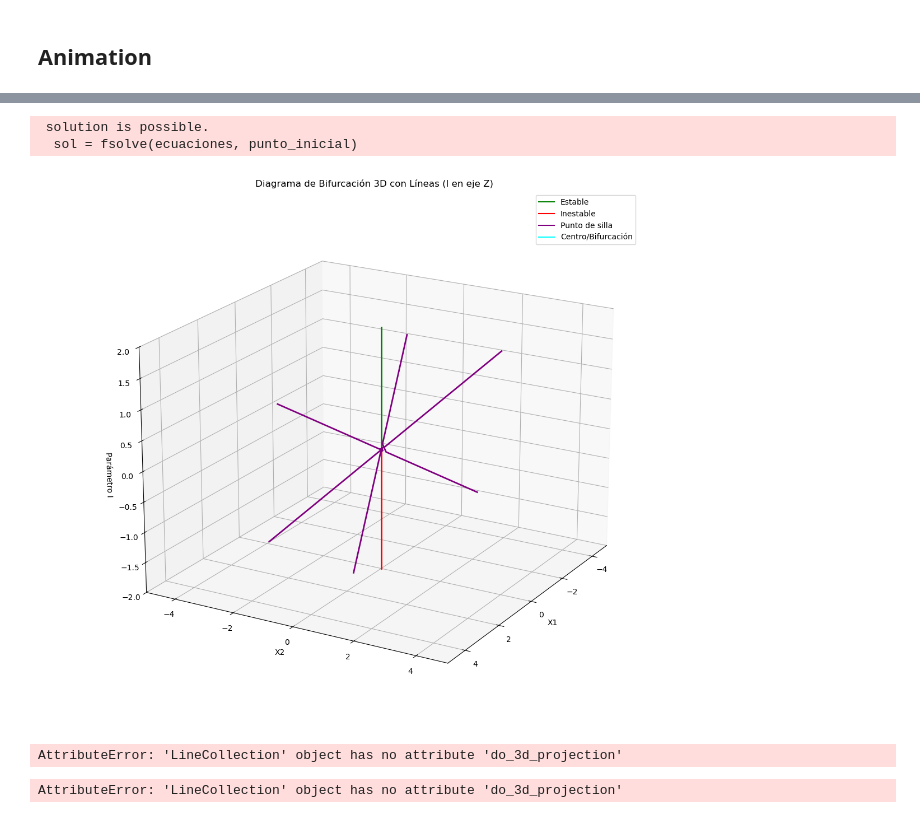
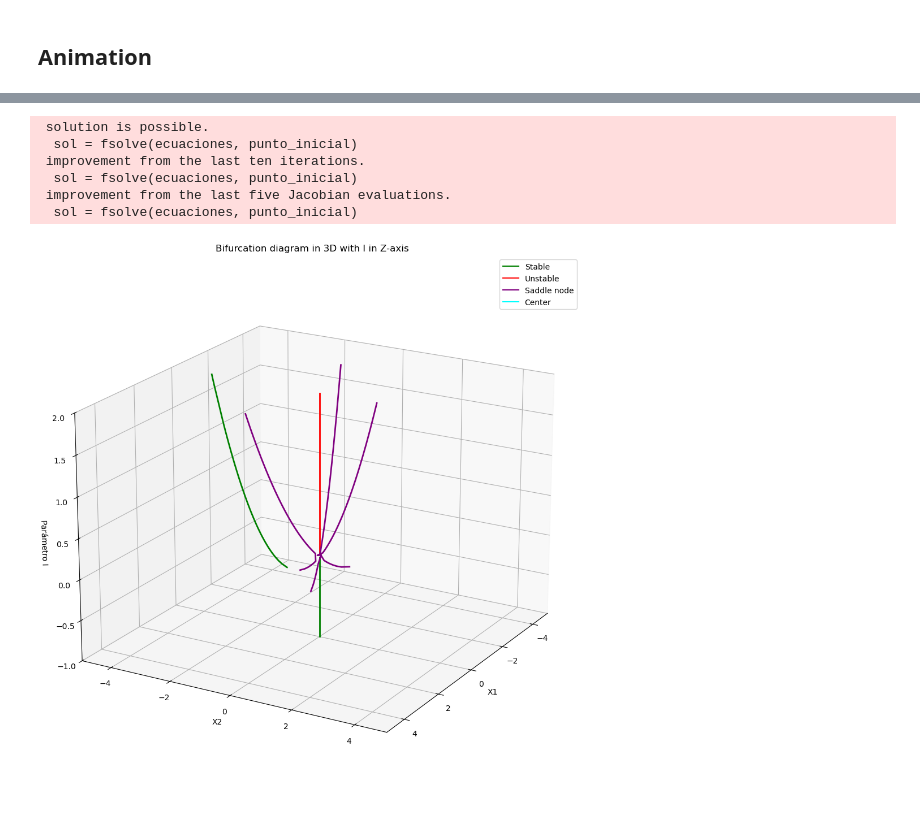
Before and after one commit to javirm3/TFG, a Jupyter notebook: simulations/bifurcations.ipynb, the cells around one changed output, grey strips where cells are left out. Saved outputs shown, nothing was run; the diff lists cells and outputs as text; code cells hidden in the pictures.

```diff
--- a/simulations/bifurcations.ipynb
+++ b/simulations/bifurcations.ipynb
@@ -614,8 +614,8 @@ def F(params):
     X1, X2= params[0], params[1]
     return [F1_num(X1, X2), F2_num(X1, X2)]
 
-F1_bif = sp.lambdify((X1, X2, I_L, I_C, I_R), F1)
-F2_bif = sp.lambdify((X1, X2, I_L, I_C, I_R), F2)
+F1_bif = sp.lambdify((X1, X2, I_L, I_C, I_R), -F1)
+F2_bif = sp.lambdify((X1, X2, I_L, I_C, I_R), -F2)
 phi_prime.subs({x:0.5})
 # %% [output]
 1.16666666666667
@@ -706,9 +713,9 @@ def plot_flow(ax, uspace, vspace, I):
     ax.set(xlim=(uspace.min(),uspace.max()), ylim=(vspace.min(),vspace.max()))
 
 
-F1_iso = sp.solve(F1, X2)
+F1_iso = sp.solve(-F1, X2)
 F1_iso = sp.lambdify((X1,I_L,I_C,I_R),F1_iso)
-F2_iso = sp.solve(F2, X1)
+F2_iso = sp.solve(-F2, X1)
 F2_iso = sp.lambdify((X2,I_L,I_C,I_R),F2_iso)
 def F(params, I):
     X1, X2= params[0], params[1]
@@ -717,7 +724,7 @@ def F(params, I):
 
 uspace = np.linspace(-4,4,100)
 vspace = np.linspace(-4,4,100)
-I = -2
+I = -1
 
 F1_b = F1.subs({
     I_L: I,
@@ -1087,5 +1066,5 @@ Procesando I = 2.0
 # %%
-%matplotlib widget
+# %matplotlib widget
 import numpy as np
 import matplotlib.pyplot as plt
 from mpl_toolkits.mplot3d import Axes3D
@@ -1101,10 +1080,10 @@ def diagrama_bifurcacion_3d_lineas(I_min=-2.0, I_max=2.0, num_I_values=100):
 
     # Diccionario para almacenar las ramas de equilibrio
     ramas = {
-        'estable': [],
-        'inestable': [],
-        'silla': [],
-        'centro': []
+        'stable': [],
+        'unstable': [],
+        'saddle': [],
+        'center': []
     }
 
     # Para cada valor de I, encontramos los puntos de equilibrio
@@ -1117,28 +1096,28 @@ def diagrama_bifurcacion_3d_lineas(I_min=-2.0, I_max=2.0, num_I_values=100):
             for j, eq in enumerate(equilibrios):
                 estabilidad = determinar_estabilidad(eq, I)
 
-                if "estable" in estabilidad and "inestable" not in estabilidad:
-                    ramas['estable'].append({'puntos': [(eq[0], eq[1], I)], 'id': f'estable_{j}'})
-                elif "inestable" in estabilidad:
-                    ramas['inestable'].append({'puntos': [(eq[0], eq[1], I)], 'id': f'inestable_{j}'})
-                elif "silla" in estabilidad:
-                    ramas['silla'].append({'puntos': [(eq[0], eq[1], I)], 'id': f'silla_{j}'})
+                if "stable" in estabilidad and "unstable" not in estabilidad:
+                    ramas['stable'].append({'puntos': [(eq[0], eq[1], I)], 'id': f'estable_{j}'})
+                elif "unstable" in estabilidad:
+                    ramas['unstable'].append({'puntos': [(eq[0], eq[1], I)], 'id': f'inestable_{j}'})
+                elif "saddle" in estabilidad:
+                    ramas['saddle'].append({'puntos': [(eq[0], eq[1], I)], 'id': f'silla_{j}'})
                 else:
-                    ramas['centro'].append({'puntos': [(eq[0], eq[1], I)], 'id': f'centro_{j}'})
+                    ramas['center'].append({'puntos': [(eq[0], eq[1], I)], 'id': f'centro_{j}'})
         else:
             # Para cada equilibrio, buscamos la rama más cercana del mismo tipo
             for eq in equilibrios:
                 estabilidad = determinar_estabilidad(eq, I)
                 tipo = None
 
-                if "estable" in estabilidad and "inestable" not in estabilidad:
-                    tipo = 'estable'
-                elif "inestable" in estabilidad:
-                    tipo = 'inestable'
-                elif "silla" in estabilidad:
-                    tipo = 'silla'
+                if "stable" in estabilidad and "unstable" not in estabilidad:
+                    tipo = 'stable'
+                elif "unstable" in estabilidad:
+                    tipo = 'unstable'
+                elif "saddle" in estabilidad:
+                    tipo = 'saddle'
                 else:
-                    tipo = 'centro'
+                    tipo = 'center'
 
                 # Buscamos la rama más cercana del mismo tipo
                 min_dist = float('inf')
@@ -1170,10 +1149,10 @@ def diagrama_bifurcacion_3d_lineas(I_min=-2.0, I_max=2.0, num_I_values=100):
 
     # Colores para cada tipo de estabilidad
     colores = {
-        'estable': 'green',
-        'inestable': 'red',
-        'silla': 'purple',
-        'centro': 'cyan'
+        'stable': 'green',
+        'unstable': 'red',
+        'saddle': 'purple',
+        'center': 'cyan'
     }
 
     # Dibujamos cada rama como una línea 3D
@@ -1205,20 +1184,20 @@ def diagrama_bifurcacion_3d_lineas(I_min=-2.0, I_max=2.0, num_I_values=100):
     ax.set_zlim(I_min, I_max)
 
     # Añadimos una leyenda
-    ax.plot([], [], '-', color='green', label='Estable')
-    ax.plot([], [], '-', color='red', label='Inestable')
-    ax.plot([], [], '-', color='purple', label='Punto de silla')
-    ax.plot([], [], '-', color='cyan', label='Centro/Bifurcación')
+    ax.plot([], [], '-', color='green', label='Stable')
+    ax.plot([], [], '-', color='red', label='Unstable')
+    ax.plot([], [], '-', color='purple', label='Saddle node')
+    ax.plot([], [], '-', color='cyan', label='Center')
     ax.legend()
 
     # Configuramos la vista para una mejor visualización
     ax.view_init(elev=20, azim=30)
 
-    plt.title('Diagrama de Bifurcación 3D con Líneas (I en eje Z)')
+    plt.title('Bifurcation diagram in 3D with I in Z-axis')
     plt.tight_layout()
     plt.savefig('diagrama_bifurcacion_3d_lineas_I_en_Z.png', dpi=300)
     plt.show()
 
 # Ejemplo de uso
-diagrama_bifurcacion_3d_lineas(I_min=-2.0, I_max=2.0, num_I_values=100)
+diagrama_bifurcacion_3d_lineas(I_min=-1.0, I_max=2.0, num_I_values=100)
 # %% [output]
@@ -1241,6 +1220,8 @@ Procesando I = 1.9595959595959598
 Procesando I = 2.0
  solution is possible.
   sol = fsolve(ecuaciones, punto_inicial)
+ improvement from the last ten iterations.
+  sol = fsolve(ecuaciones, punto_inicial)
+ improvement from the last five Jacobian evaluations.
+  sol = fsolve(ecuaciones, punto_inicial)
-[figure, old version]
+[figure, new version]
-AttributeError: 'LineCollection' object has no attribute 'do_3d_projection'
-AttributeError: 'LineCollection' object has no attribute 'do_3d_projection'
```
Also changed, not shown: parts of 8 cells of this notebook, 14 other files.
